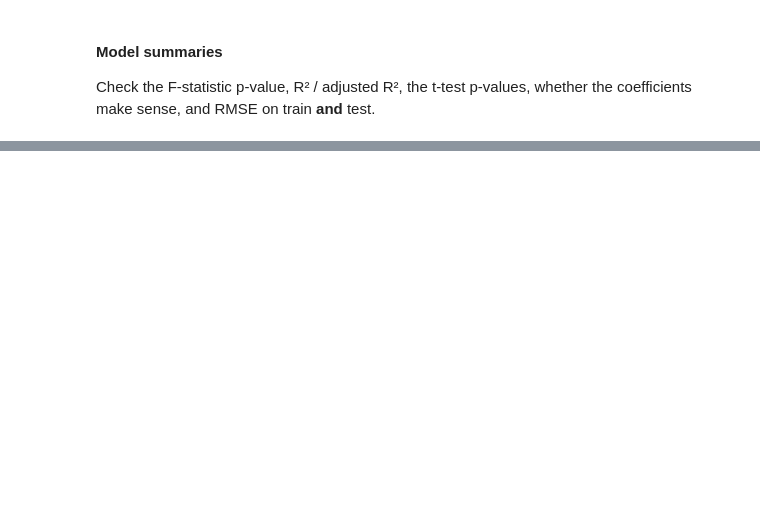
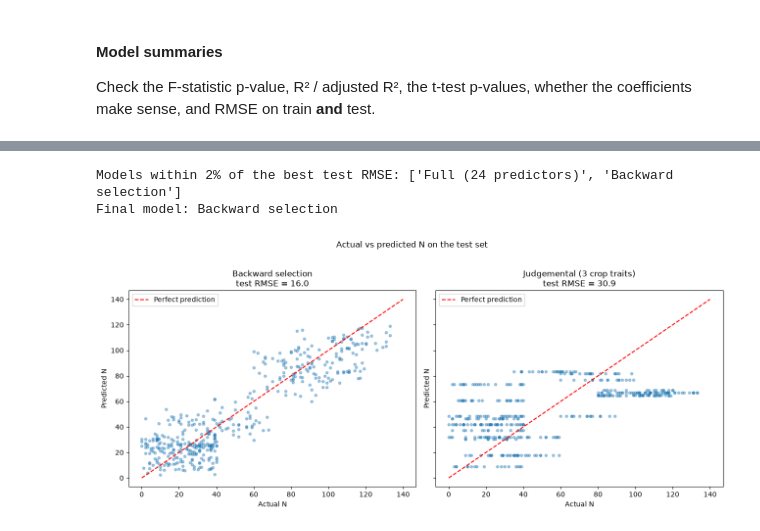
Before and after one commit to UbaidUllah777/Crop_Recommendation_Analysis, a Jupyter notebook: Crop_Recommendation_Workshop_C.ipynb, the cells around one changed output, grey strips where cells are left out. Cells and saved outputs as stored; diff of their text form; code cells hidden in the pictures; blank space fills up the shorter version.

```diff
--- a/Crop_Recommendation_Workshop_C.ipynb
+++ b/Crop_Recommendation_Workshop_C.ipynb
@@ -1393,0 +1452,26 @@ can improve prediction accuracy.
+# %%
+eligible = mlr_results.drop(index=["Reference: crop only (21 dummies)"])
+best_rmse = eligible["Test_RMSE"].min()
+near_best = eligible[eligible["Test_RMSE"] <= best_rmse * 1.02]
+final_name = near_best.sort_values(["n_predictors", "Test_RMSE"]).index[0]
+final_model = {"Full (24 predictors)": full_model, "Backward selection": back_model,
+               "Judgemental (3 crop traits)": judge_model}.get(final_name, back_model)
+print("Models within 2% of the best test RMSE:", near_best.index.tolist())
+print("Final model:", final_name)
+
+# Actual vs predicted N on the test set: final model and judgemental model
+fig, axes = plt.subplots(1, 2, figsize=(13, 5.5), sharex=True, sharey=True)
+for ax, (name, model) in zip(axes, [(final_name, final_model), ("Judgemental (3 crop traits)", judge_model)]):
+    pred = model.predict(test)
+    ax.scatter(test[Y], pred, alpha=0.4, s=14)
+    ax.plot([0, 140], [0, 140], color="red", linestyle="--", label="Perfect prediction")
+    ax.set_title(f"{name}\ntest RMSE = {rmse(test[Y], pred):.1f}")
+    ax.set_xlabel("Actual N"); ax.set_ylabel("Predicted N")
+    ax.legend(loc="upper left")
+fig.suptitle("Actual vs predicted N on the test set", y=1.02)
+plt.tight_layout()
+plt.show()
+# %% [output]
+Models within 2% of the best test RMSE: ['Full (24 predictors)', 'Backward selection']
+Final model: Backward selection
+[figure, added]
```
Also changed, not shown: parts of 72 cells of this notebook, 1 other file.
